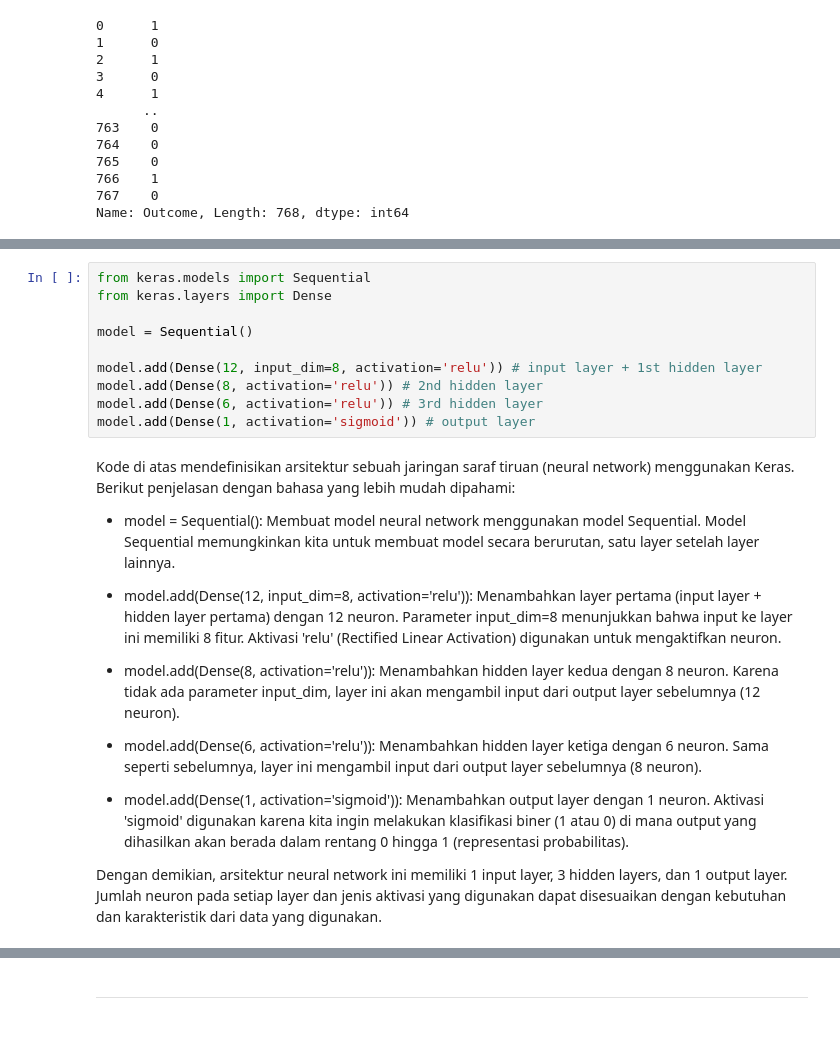
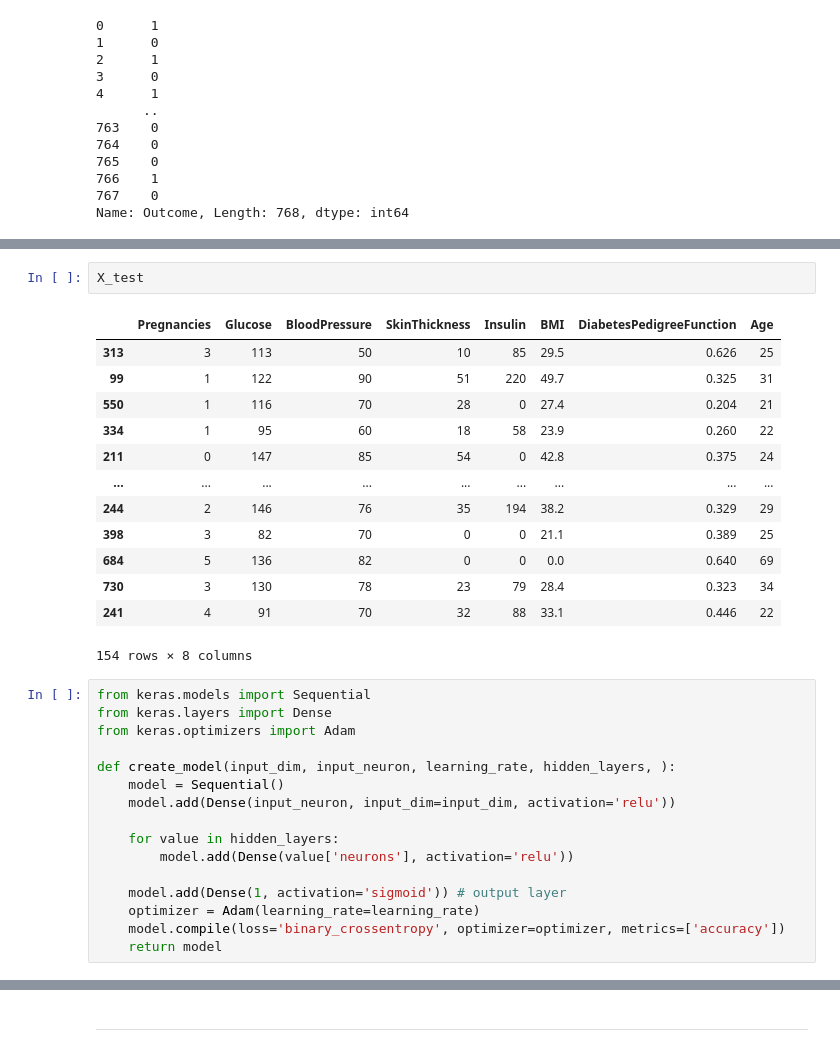
Before and after one commit to rudestewing/AIForIndonesiaBootcamp_CV, a Jupyter notebook: WeeklyAssesment/WeeklyAssessment-2/work.ipynb, the cells around one changed output, grey strips where cells are left out. Drawn from its saved outputs; the diff is of its cells as text.

```diff
--- a/WeeklyAssesment/WeeklyAssessment-2/work.ipynb
+++ b/WeeklyAssesment/WeeklyAssessment-2/work.ipynb
@@ -123,24 +139,32 @@ X_train, X_test, y_train, y_test = train_test_split(features, labels, test_size=
+# %%
+X_test
+# %% [output]
+|  | Pregnancies | Glucose | BloodPressure | SkinThickness | Insulin | BMI | DiabetesPedigreeFunction | Age |
+| 313 | 3 | 113 | 50 | 10 | 85 | 29.5 | 0.626 | 25 |
+| 99 | 1 | 122 | 90 | 51 | 220 | 49.7 | 0.325 | 31 |
+| 550 | 1 | 116 | 70 | 28 | 0 | 27.4 | 0.204 | 21 |
+| 334 | 1 | 95 | 60 | 18 | 58 | 23.9 | 0.260 | 22 |
+| 211 | 0 | 147 | 85 | 54 | 0 | 42.8 | 0.375 | 24 |
+| ... | ... | ... | ... | ... | ... | ... | ... | ... |
+| 244 | 2 | 146 | 76 | 35 | 194 | 38.2 | 0.329 | 29 |
+| 398 | 3 | 82 | 70 | 0 | 0 | 21.1 | 0.389 | 25 |
+| 684 | 5 | 136 | 82 | 0 | 0 | 0.0 | 0.640 | 69 |
+| 730 | 3 | 130 | 78 | 23 | 79 | 28.4 | 0.323 | 34 |
+| 241 | 4 | 91 | 70 | 32 | 88 | 33.1 | 0.446 | 22 |
+154 rows × 8 columns
 # %%
 from keras.models import Sequential
 from keras.layers import Dense
+from keras.optimizers import Adam
 
-model = Sequential()
+def create_model(input_dim, input_neuron, learning_rate, hidden_layers, ):
+    model = Sequential()
+    model.add(Dense(input_neuron, input_dim=input_dim, activation='relu'))
 
-model.add(Dense(12, input_dim=8, activation='relu')) # input layer + 1st hidden layer
-model.add(Dense(8, activation='relu')) # 2nd hidden layer
-model.add(Dense(6, activation='relu')) # 3rd hidden layer
-model.add(Dense(1, activation='sigmoid')) # output layer
+    for value in hidden_layers:
+        model.add(Dense(value['neurons'], activation='relu'))
+
+    model.add(Dense(1, activation='sigmoid')) # output layer
+    optimizer = Adam(learning_rate=learning_rate)
+    model.compile(loss='binary_crossentropy', optimizer=optimizer, metrics=['accuracy'])
+    return model
-# %% [markdown]
-Kode di atas mendefinisikan arsitektur sebuah jaringan saraf tiruan (neural network) menggunakan Keras. Berikut penjelasan dengan bahasa yang lebih mudah dipahami:
-
-- model = Sequential(): Membuat model neural network menggunakan model Sequential. Model Sequential memungkinkan kita untuk membuat model secara berurutan, satu layer setelah layer lainnya.
-
-- model.add(Dense(12, input_dim=8, activation='relu')): Menambahkan layer pertama (input layer + hidden layer pertama) dengan 12 neuron. Parameter input_dim=8 menunjukkan bahwa input ke layer ini memiliki 8 fitur. Aktivasi 'relu' (Rectified Linear Activation) digunakan untuk mengaktifkan neuron.
-
-- model.add(Dense(8, activation='relu')): Menambahkan hidden layer kedua dengan 8 neuron. Karena tidak ada parameter input_dim, layer ini akan mengambil input dari output layer sebelumnya (12 neuron).
-
-- model.add(Dense(6, activation='relu')): Menambahkan hidden layer ketiga dengan 6 neuron. Sama seperti sebelumnya, layer ini mengambil input dari output layer sebelumnya (8 neuron).
-
-- model.add(Dense(1, activation='sigmoid')): Menambahkan output layer dengan 1 neuron. Aktivasi 'sigmoid' digunakan karena kita ingin melakukan klasifikasi biner (1 atau 0) di mana output yang dihasilkan akan berada dalam rentang 0 hingga 1 (representasi probabilitas).
-
-Dengan demikian, arsitektur neural network ini memiliki 1 input layer, 3 hidden layers, dan 1 output layer. Jumlah neuron pada setiap layer dan jenis aktivasi yang digunakan dapat disesuaikan dengan kebutuhan dan karakteristik dari data yang digunakan.
```
Also changed, not shown: parts of 42 cells of this notebook, 1 other file.
